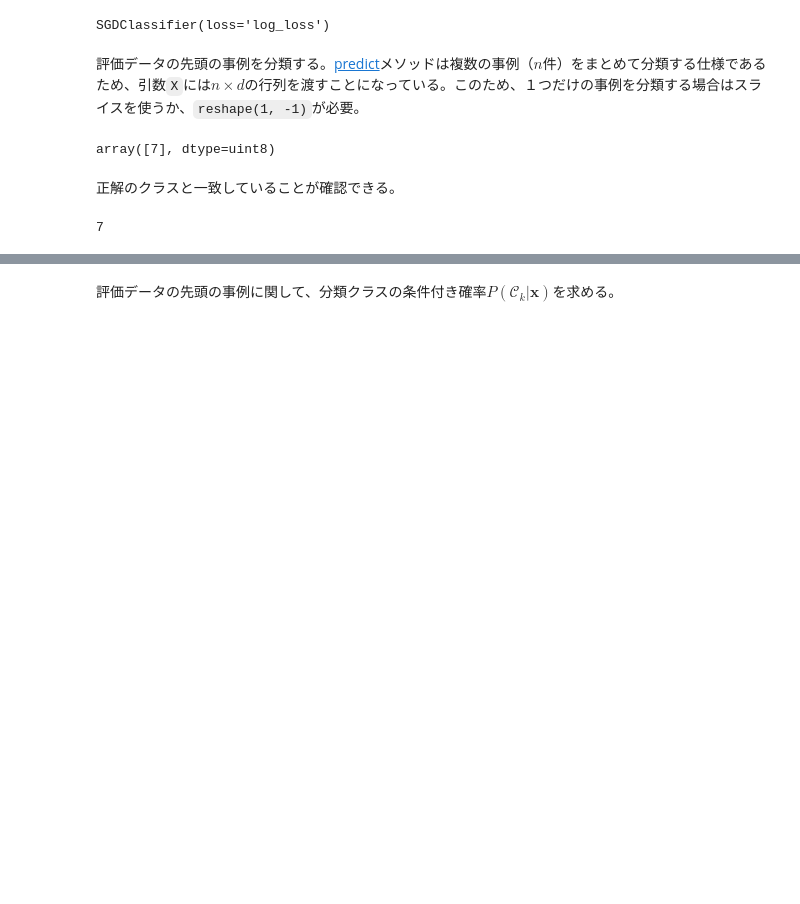
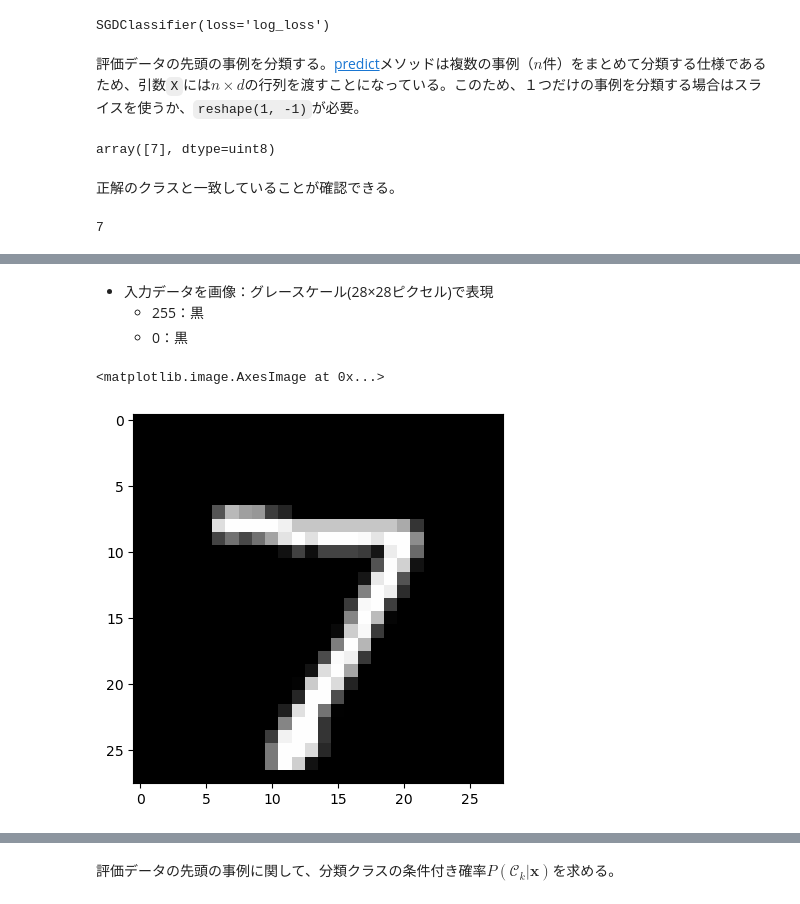
Before and after one commit to tsuyoi1064/notebook, a Jupyter notebook: mlnote/classification/02multi.ipynb, the cells around one changed output, grey strips where cells are left out. Saved outputs shown, nothing was run; the diff lists cells and outputs as text; code cells hidden in the pictures; blank space fills up the shorter version.

```diff
--- a/mlnote/classification/02multi.ipynb
+++ b/mlnote/classification/02multi.ipynb
@@ -846,0 +885,10 @@ Ytest[0]
+# %% [markdown]
+- 入力データを画像：グレースケール(28×28ピクセル)で表現
+  - 255：黒
+  - 0：黒
+# %%
+img_test = (Xtest[0] * 255.).reshape(28, 28)
+plt.imshow(img_test, cmap='gray')
+# %% [output]
+<matplotlib.image.AxesImage at 0x...>
+[figure, added]
```
Also changed, not shown: parts of 26 cells of this notebook, 15 other files.
